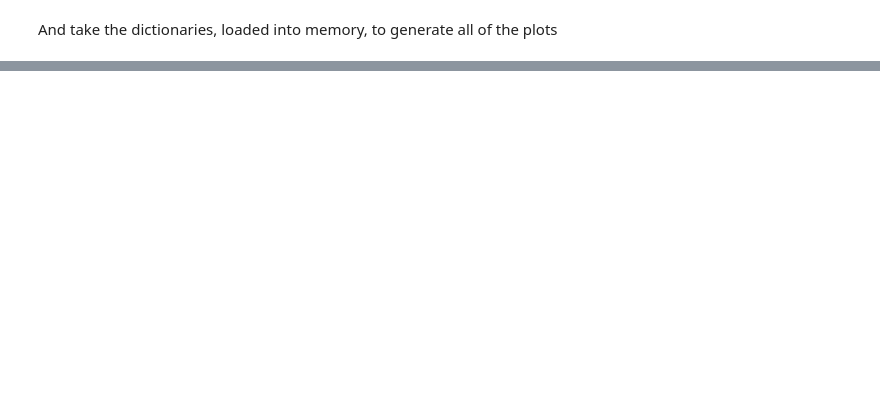
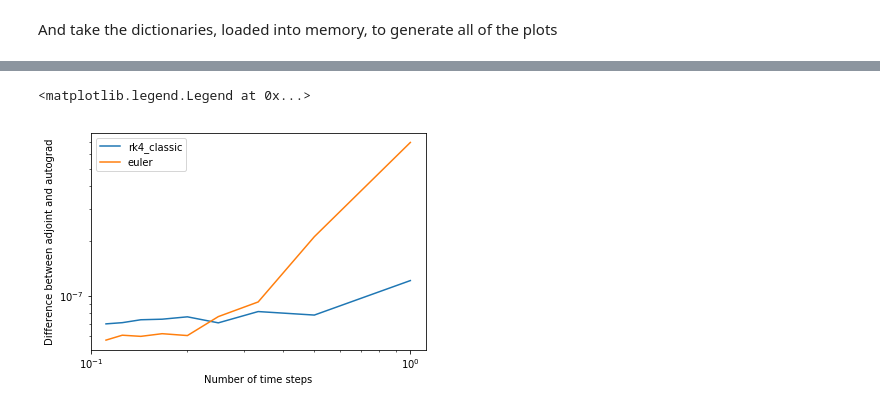
Before and after one commit to afqueiruga/StatefulOdeNets, a Jupyter notebook: fmnist_analysis.ipynb, the cells around one changed output, grey strips where cells are left out. Drawn from its saved outputs; the diff is of its cells as text; code cells hidden in the pictures; blank space fills up the shorter version.

```diff
--- a/fmnist_analysis.ipynb
+++ b/fmnist_analysis.ipynb
@@ -162,0 +253,6 @@ Total Tensors: 102052615        Used Memory: 98.21M
+# %%
+model = result.model_list[-1]
+device = helper.which_device(model)
+imgs, labels = next(iter(testloader))
+imgs = imgs.to(device)
+labels = labels.to(device)
@@ -162,0 +268,19 @@ Total Tensors: 102052615        Used Memory: 98.21M
+# %%
+nts = range(1,10)
+approxes = {}
+set_ode_config(model, 2, 'rk4_classic', False)
+auto_grad = grad_wrt(model)
+denominator = np.linalg.norm(auto_grad.cpu().numpy())
+for scheme in ['rk4_classic', 'euler']:
+    approxes[scheme] = []
+    for i in nts:
+        set_ode_config(model, i, scheme, True)
+        approx_grad = grad_wrt(model)
+        err = np.linalg.norm((auto_grad - approx_grad).cpu().numpy())/denominator
+        approxes[scheme].append(err)
+# %%
+for scheme, approx in approxes.items():
+    plt.loglog([1.0/_t for _t in nts],approx,label=scheme)
+plt.xlabel("Number of time steps")
+plt.ylabel("Difference between adjoint and autograd")
+plt.legend()
@@ -162,0 +311,23 @@ Total Tensors: 102052615        Used Memory: 98.21M
+# %%
+nts = range(1,10)
+approxes = {}
+
+denominator = np.linalg.norm(auto_grad.cpu().numpy())
+for scheme in ['rk4_classic', 'euler']:
+    approxes[scheme] = []
+    for i in nts:
+        set_ode_config(model, i, scheme, False)
+        auto_grad = grad_wrt(model)
+        set_ode_config(model, i, scheme, True)
+        approx_grad = grad_wrt(model)
+        err = np.linalg.norm((auto_grad - approx_grad).cpu().numpy())/denominator
+        approxes[scheme].append(err)
+# %%
+for scheme, approx in approxes.items():
+    plt.loglog([1.0/_t for _t in nts],approx,label=scheme)
+plt.xlabel("Number of time steps")
+plt.ylabel("Difference between adjoint and autograd")
+plt.legend()
+# %% [output]
+<matplotlib.legend.Legend at 0x...>
+[figure, added]
```
Also changed, not shown: parts of 29 cells of this notebook, 1 other file.
